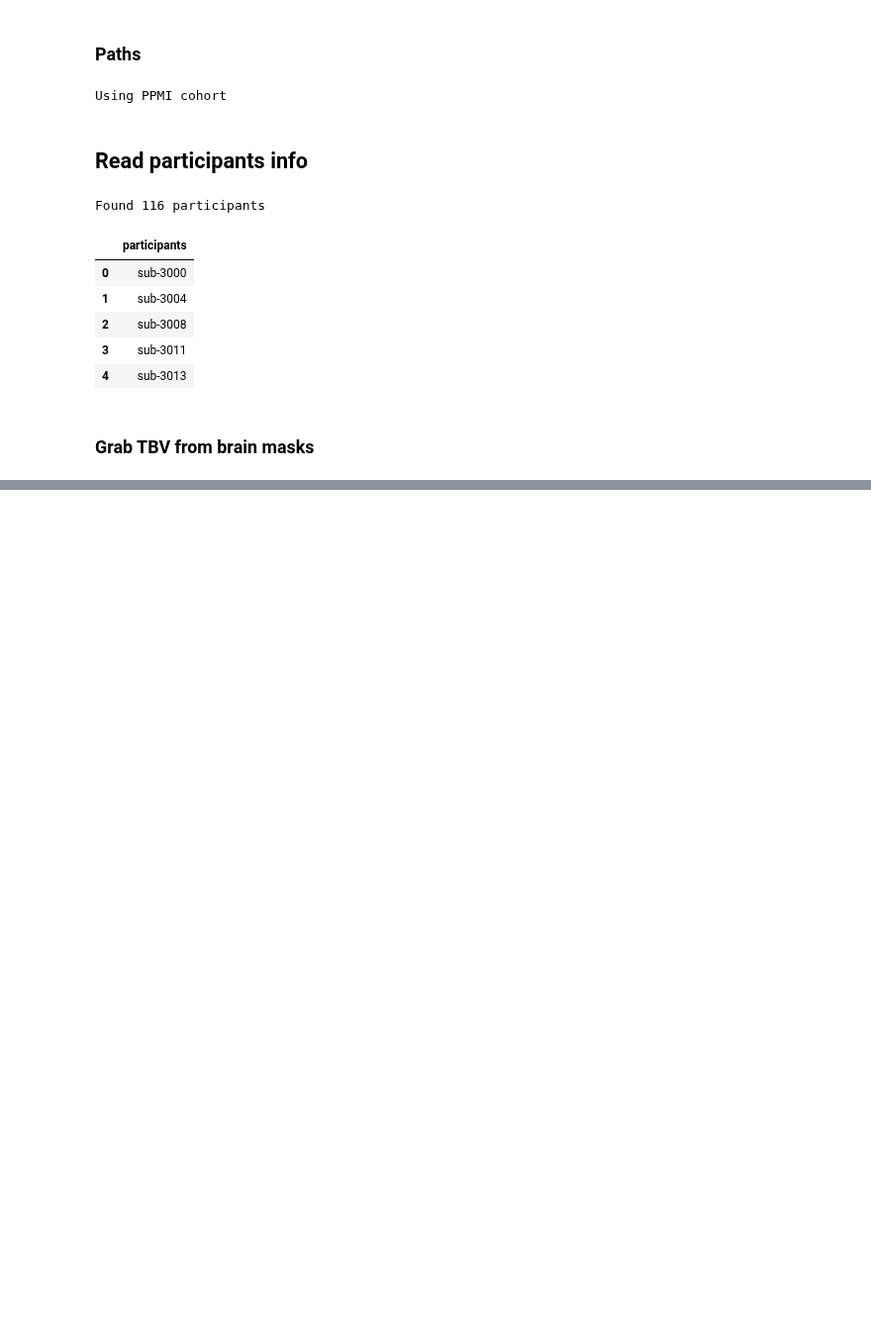
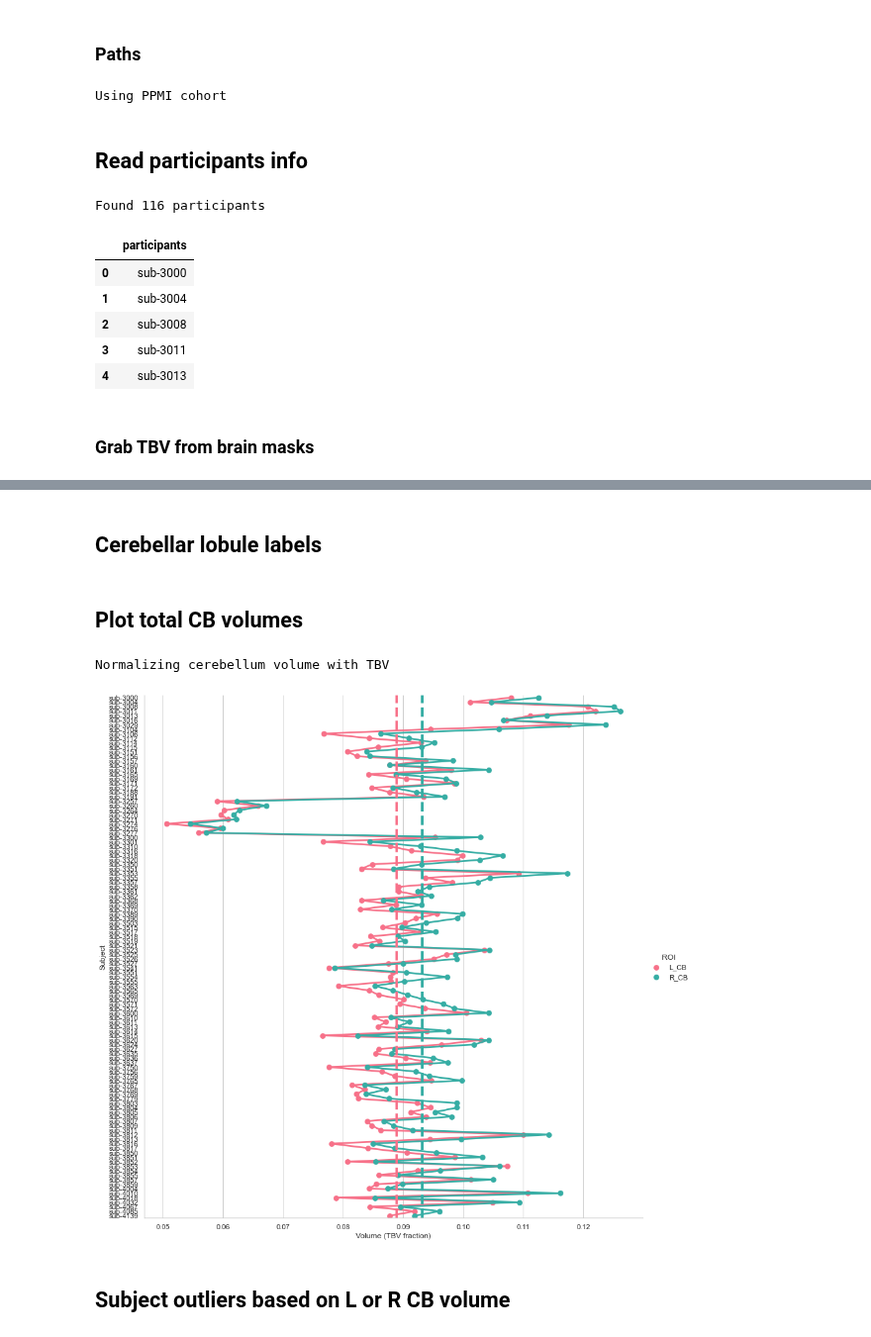
Before and after one commit to neurodatascience/ET_biomarker, a Jupyter notebook: preproc/maget/notebooks/1_maget_QC.ipynb, the cells around one changed output, grey strips where cells are left out. Shown at 99% size. Saved outputs shown, nothing was run; the diff lists cells and outputs as text; code cells hidden in the pictures; blank space fills up the shorter version.

```diff
--- a/preproc/maget/notebooks/1_maget_QC.ipynb
+++ b/preproc/maget/notebooks/1_maget_QC.ipynb
@@ -54,5 +57,6 @@ for subject in participants['participants'].values:
     brain_vol_list.append(brain_vol)
 
 vol_df = participants.copy()
+vol_df = vol_df.rename(columns={'participants':'Subject'})
 vol_df['TBV'] = brain_vol_list
 vol_df.head()
@@ -71,0 +84,44 @@ output/fusion/majority_vote/sub-3803_run-1_desc-masked_preproc_T1w_labels.mnc
+# %% [markdown]
+## Cerebellar lobule labels
+# %%
+cols_L = ['L_I_II', 'L_III', 'L_IV', 'L_V', 'L_VI', 'L_Crus_I','L_Crus_II', 'L_VIIB', 'L_VIIIA', 'L_VIIIB', 'L_IX', 'L_X', 'L_CM']
+cols_R = ['R_I_II', 'R_III', 'R_IV', 'R_V', 'R_VI', 'R_Crus_I', 'R_Crus_II','R_VIIB', 'R_VIIIA', 'R_VIIIB', 'R_IX', 'R_X', 'R_CM']
+
+v_lines = len(cols_L)
+# %% [markdown]
+## Plot total CB volumes
+# %%
+plot_df = pd.merge(maget_df, vol_df, on='Subject').copy()
+plot_df['L_CB'] = plot_df[cols_L].sum(axis=1)
+# plot_df['R_CB'] = plot_df[cols_R].sum(axis=1)
+
+normalize = True
+
+if normalize:
+    print('Normalizing cerebellum volume with TBV')
+    plot_df['L_CB'] = plot_df['L_CB']/(0.5*plot_df['TBV'])
+    plot_df['R_CB'] = plot_df['R_CB']/(0.5*plot_df['TBV'])
+
+vol_min = np.min(plot_df[['L_CB','R_CB']].values)
+vol_max = np.max(plot_df[['L_CB','R_CB']].values)
+L_CB_mean = np.mean(plot_df[['L_CB']].values)
+R_CB_mean = np.mean(plot_df[['R_CB']].values)
+
+palette = sns.color_palette('husl',2)
+
+with sns.axes_style("whitegrid"):
+    plot_df = pd.melt(plot_df, id_vars = ['Subject','TBV'], value_vars = ['L_CB','R_CB'] ,
+                      var_name ='ROI', value_name ='volume')
+    g = sns.catplot(x='volume', y='Subject', hue='ROI', kind='point',aspect=1, height=12, palette = palette,
+                    data=plot_df)
+
+    plt.axvline(L_CB_mean, ls='--',lw=4, c=palette[0])
+    plt.axvline(R_CB_mean, ls='--',lw=4, c=palette[1])
+    # g.set_xticklabels(rotation=50)
+    if normalize:
+        plt.xlabel('Volume (TBV fraction)')
+# %% [output]
+Normalizing cerebellum volume with TBV
+[figure, added]
+# %% [markdown]
+## Subject outliers based on L or R CB volume
```
Also changed, not shown: parts of 8 cells of this notebook, 3 other files.
